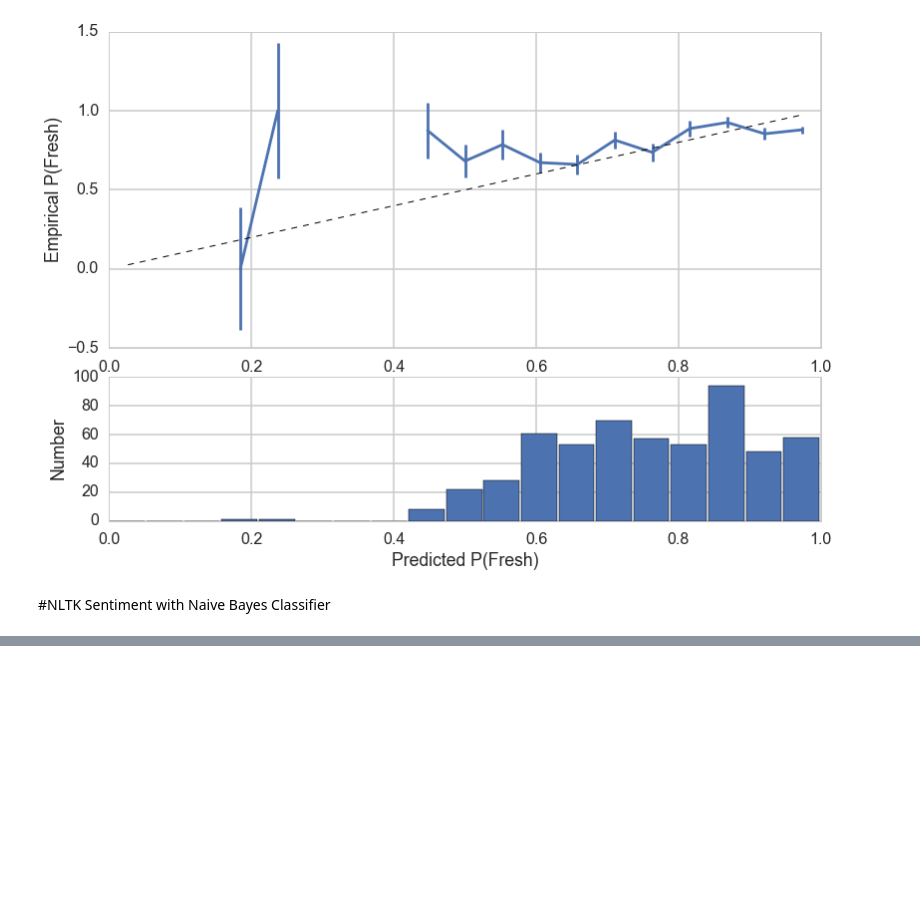
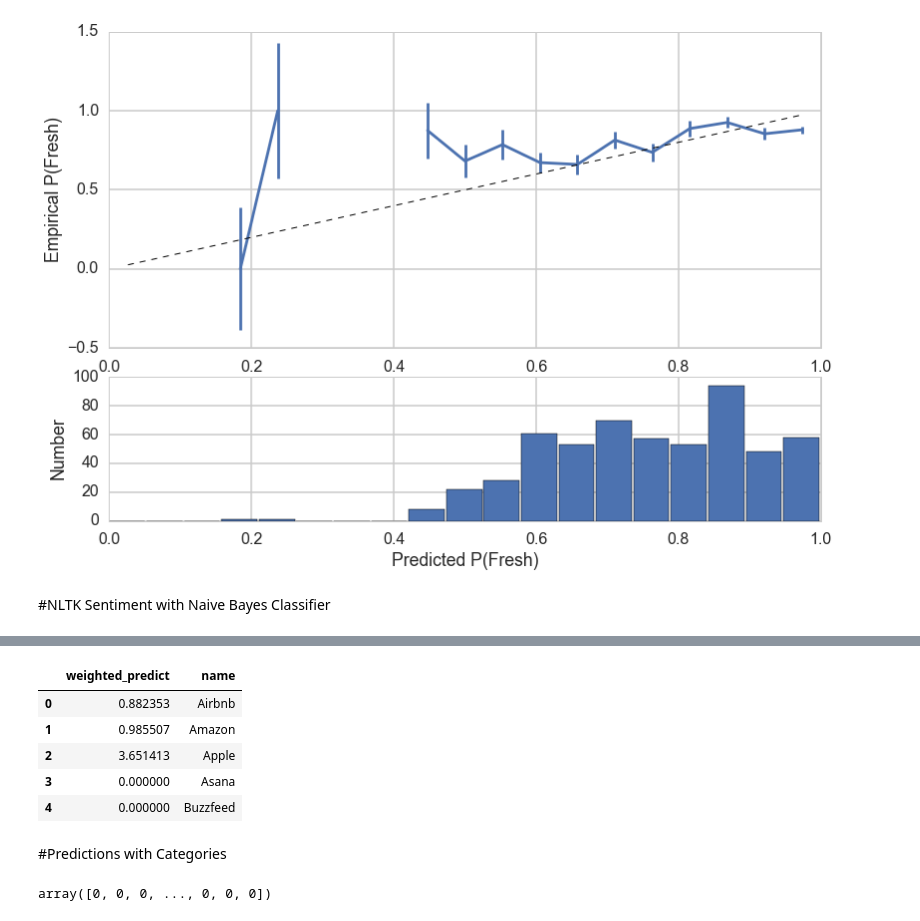
Before and after one commit to chaehwang/BigDaddyData, a Jupyter notebook: mechanical turk my poor money.ipynb, the cells around one changed output, grey strips where cells are left out. Cells and saved outputs as stored; diff of their text form; code cells hidden in the pictures; blank space fills up the shorter version.

```diff
--- a/mechanical turk my poor money.ipynb
+++ b/mechanical turk my poor money.ipynb
@@ -492,0 +466,23 @@ dicttagger = DictionaryTagger([ 'dicts/positive.yml', 'dicts/negative.yml'])
+# %%
+grp = critics.groupby('company')
+# %%
+names = []
+for a,b in grp:
+    names.append(a)
+# %%
+values = []
+for i in company.values:
+    values.append(i[0])
+# %%
+final = pd.DataFrame()
+final['weighted_predict'] = values
+final['name'] = names
+# %%
+final.head()
+# %% [output]
+|  | weighted_predict | name |
+| 0 | 0.882353 | Airbnb |
+| 1 | 0.985507 | Amazon |
+| 2 | 3.651413 | Apple |
+| 3 | 0.000000 | Asana |
+| 4 | 0.000000 | Buzzfeed |
@@ -492,0 +491,2 @@ dicttagger = DictionaryTagger([ 'dicts/positive.yml', 'dicts/negative.yml'])
+# %% [markdown]
+#Predictions with Categories
@@ -492,0 +498,4 @@ dicttagger = DictionaryTagger([ 'dicts/positive.yml', 'dicts/negative.yml'])
+# %%
+prediction
+# %% [output]
+array([0, 0, 0, ..., 0, 0, 0])
```
Also changed, not shown: parts of 16 cells of this notebook, 2 other files.
